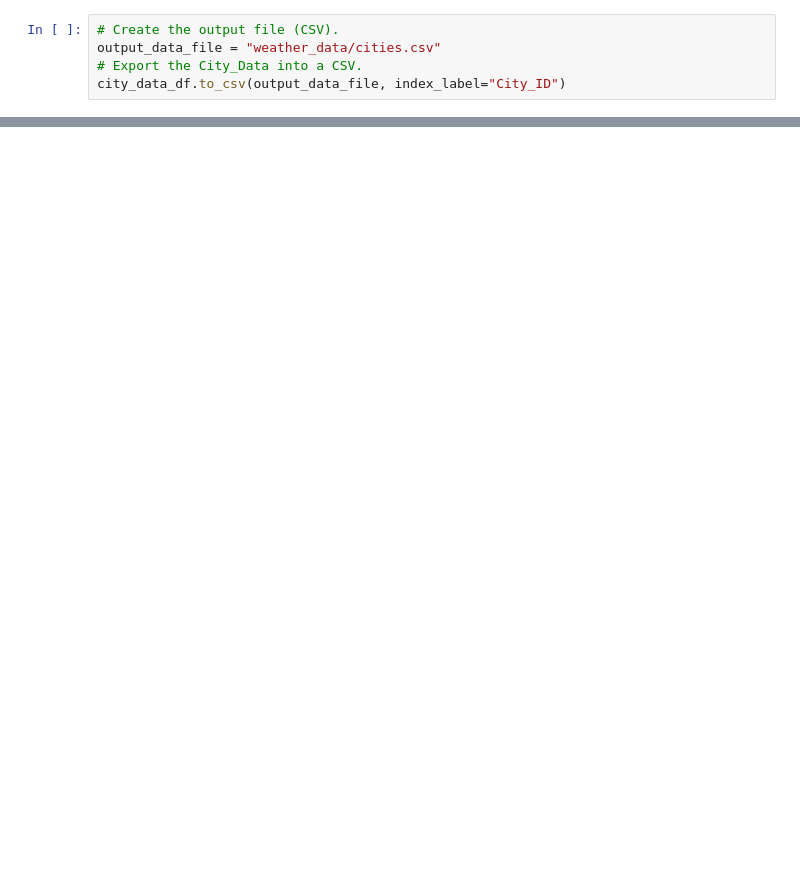
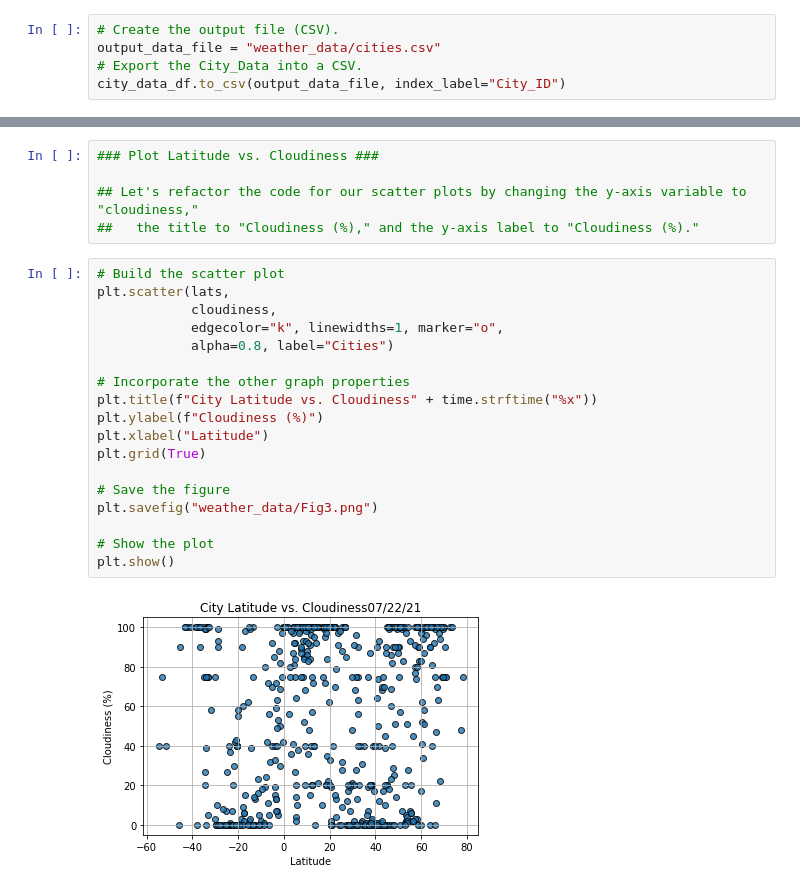
Before and after one commit to jmcdowell127/World_Weather_Analysis, a Jupyter notebook: WeatherPy.ipynb, the cells around one changed output, grey strips where cells are left out. Saved outputs shown, nothing was run; the diff lists cells and outputs as text; blank space fills up the shorter version.

```diff
--- a/WeatherPy.ipynb
+++ b/WeatherPy.ipynb
@@ -237,0 +303,25 @@ city_data_df.to_csv(output_data_file, index_label="City_ID")
+# %%
+### Plot Latitude vs. Cloudiness ###
+
+## Let's refactor the code for our scatter plots by changing the y-axis variable to "cloudiness,"
+##   the title to "Cloudiness (%)," and the y-axis label to "Cloudiness (%)."
+# %%
+# Build the scatter plot
+plt.scatter(lats,
+            cloudiness,
+            edgecolor="k", linewidths=1, marker="o",
+            alpha=0.8, label="Cities")
+
+# Incorporate the other graph properties
+plt.title(f"City Latitude vs. Cloudiness" + time.strftime("%x"))
+plt.ylabel(f"Cloudiness (%)")
+plt.xlabel("Latitude")
+plt.grid(True)
+
+# Save the figure
+plt.savefig("weather_data/Fig3.png")
+
+# Show the plot
+plt.show()
+# %% [output]
+[figure, added]
```
Also changed, not shown: parts of 14 cells of this notebook.
